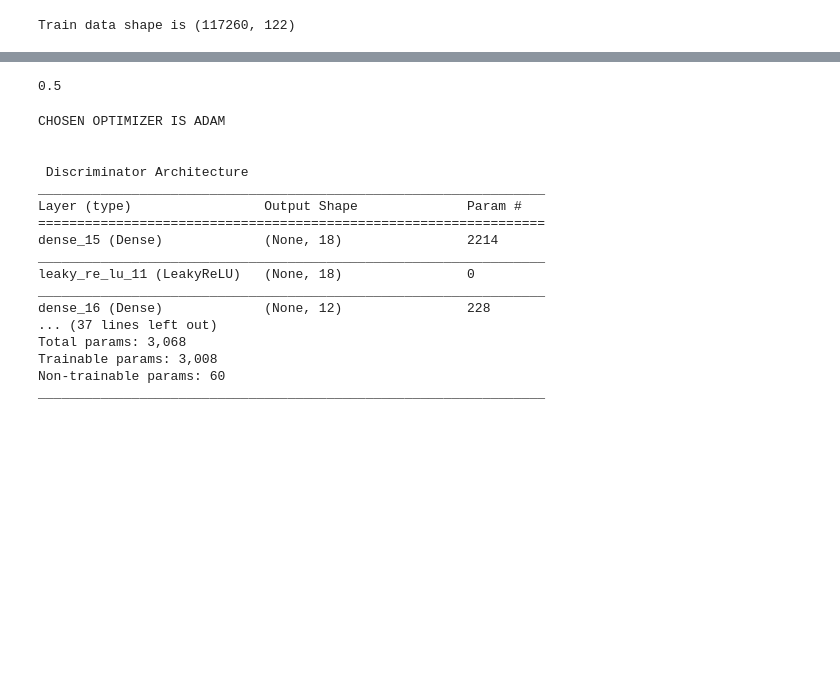
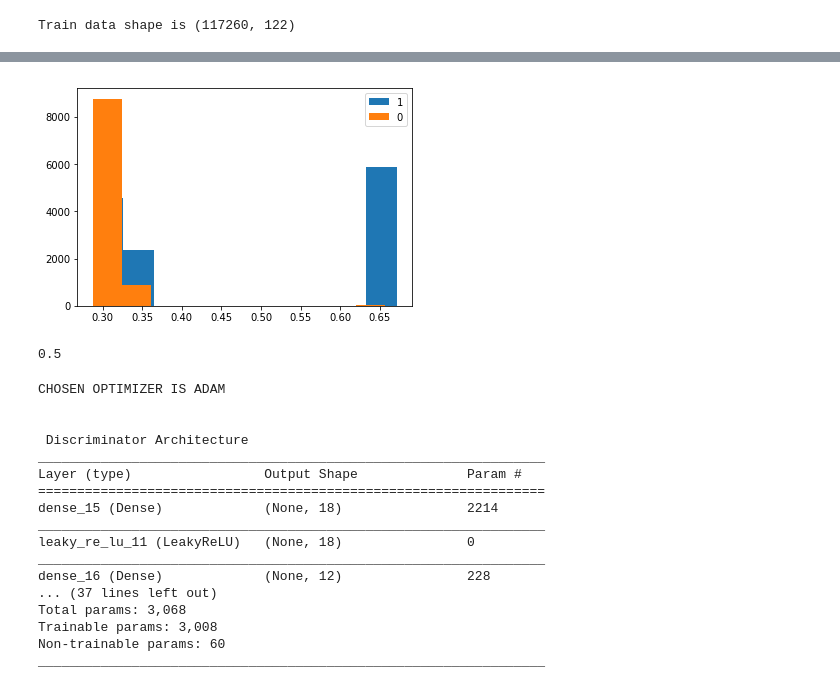
Before and after one commit to ppmdatix/gitELECOM, a Jupyter notebook: cGANoDEbergerac/draft.ipynb, the cells around one changed output, grey strips where cells are left out. Drawn from its saved outputs; the diff is of its cells as text; code cells hidden in the pictures; blank space fills up the shorter version.

```diff
--- a/cGANoDEbergerac/draft.ipynb
+++ b/cGANoDEbergerac/draft.ipynb
@@ -19,3 +19,9 @@ print("Train data shape is {}".format(x_balanced_train.shape))
 print("\n "*2)
 # %% [output]
 Train data shape is (117260, 122)
+# %%
+data_dim=122
+# %%
+cgan = Cgan(data_dim=data_dim,
+              spectral_normalisation=False,
+              weight_clipping=False, verbose=False)
@@ -21,0 +35,5 @@ Train data shape is (117260, 122)
+# %%
+cgan.load_model(location="save_models/models/", model_name="test1")
+# %%
+probas = list(cgan.predict_proba(x_test))
+y_true = list(y_test)
@@ -22,3 +42,11 @@ Train data shape is (117260, 122)
+# %%
+plt.hist([p for p,y in zip(probas, y_true) if y >.5], label="1")
+plt.hist([p for p,y in zip(probas, y_true) if y <.5], label="0")
+plt.legend()
+plt.show()
+plt.close()
+# %% [output]
+[figure, added]
 # %%
 y_balanced_train.sum() / y_balanced_train.shape[0]
 # %% [output]
```
Also changed, not shown: parts of 2 cells of this notebook, 5 other files.
